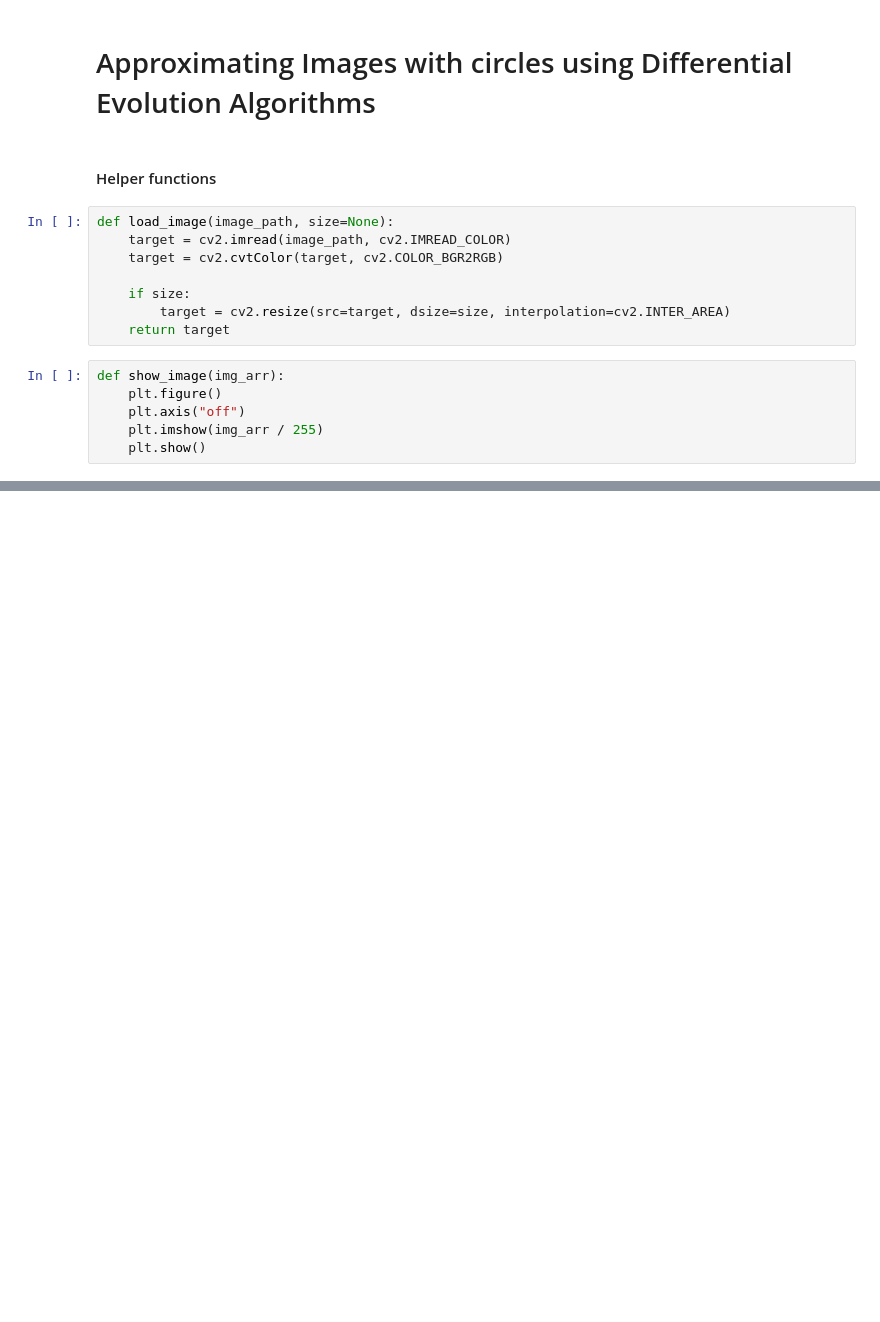
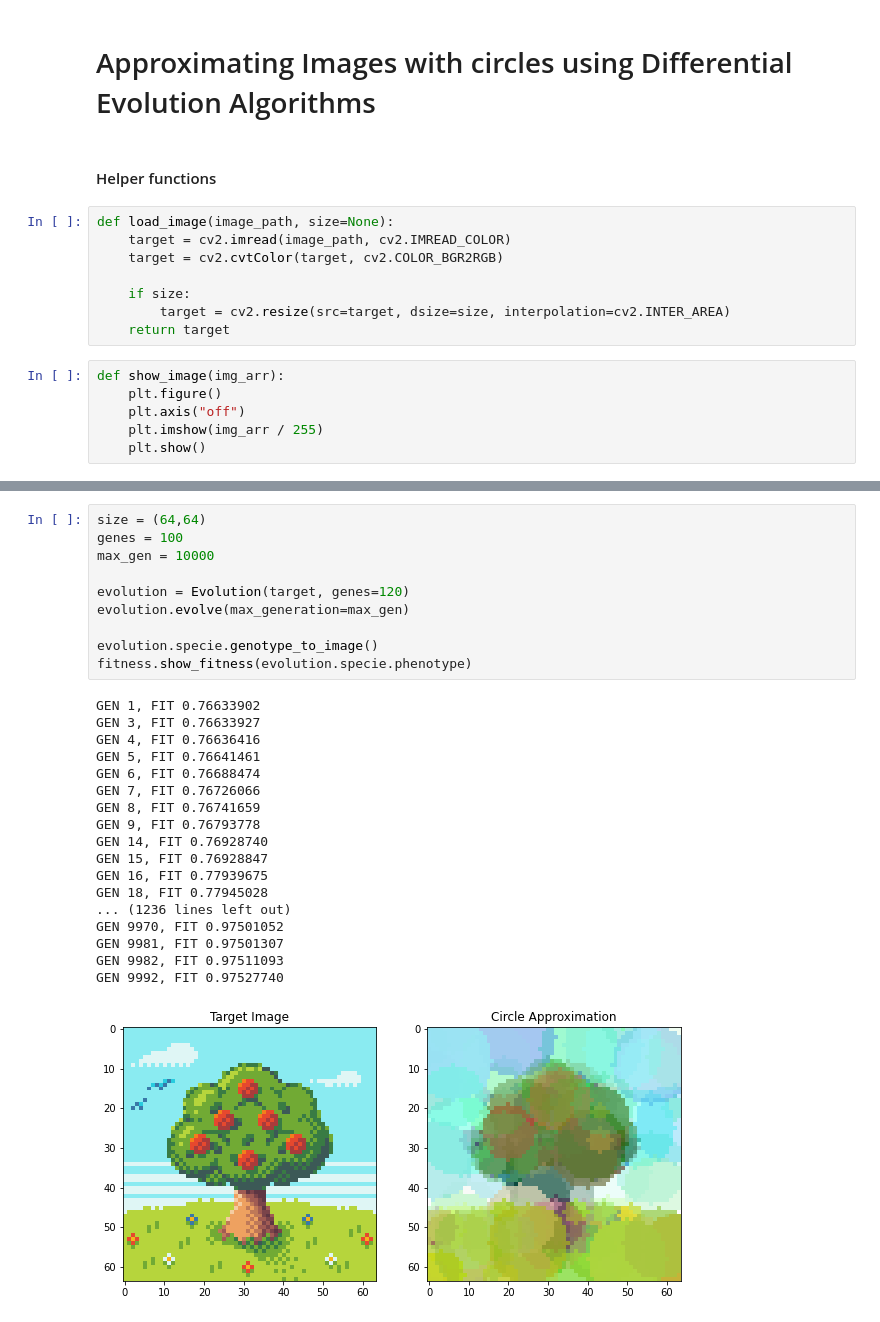
Before and after one commit to JHludwolf/Optimizacion_y_MetahuristicasII, a Jupyter notebook: Segundo Parcial/SegundoProyecto/test.ipynb, the cells around one changed output, grey strips where cells are left out. Cells and saved outputs as stored; diff of their text form; blank space fills up the shorter version.

Commit message:
Non differential Evolution but works

```diff
--- a/Segundo Parcial/SegundoProyecto/test.ipynb
+++ b/Segundo Parcial/SegundoProyecto/test.ipynb
@@ -116,0 +222,29 @@ class DifferentialEvolition:
+# %%
+size = (64,64)
+genes = 100
+max_gen = 10000
+
+evolution = Evolution(target, genes=120)
+evolution.evolve(max_generation=max_gen)
+
+evolution.specie.genotype_to_image()
+fitness.show_fitness(evolution.specie.phenotype)
+# %% [output]
+GEN 1, FIT 0.76633902
+GEN 3, FIT 0.76633927
+GEN 4, FIT 0.76636416
+GEN 5, FIT 0.76641461
+GEN 6, FIT 0.76688474
+GEN 7, FIT 0.76726066
+GEN 8, FIT 0.76741659
+GEN 9, FIT 0.76793778
+GEN 14, FIT 0.76928740
+GEN 15, FIT 0.76928847
+GEN 16, FIT 0.77939675
+GEN 18, FIT 0.77945028
+... (1236 lines left out)
+GEN 9970, FIT 0.97501052
+GEN 9981, FIT 0.97501307
+GEN 9982, FIT 0.97511093
+GEN 9992, FIT 0.97527740
+[figure, added]
```
Also changed, not shown: parts of 18 cells of this notebook, 3 other files.
